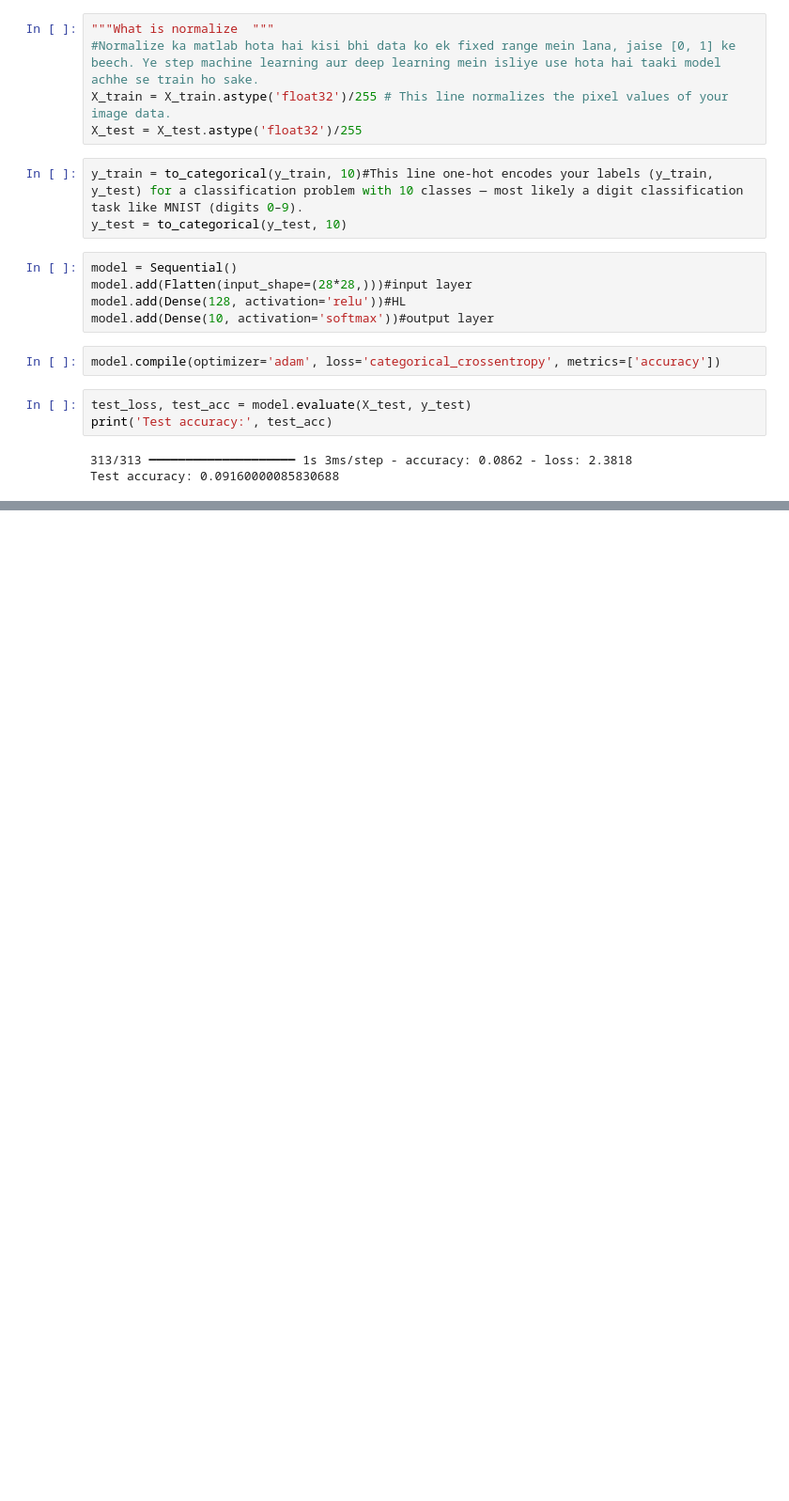
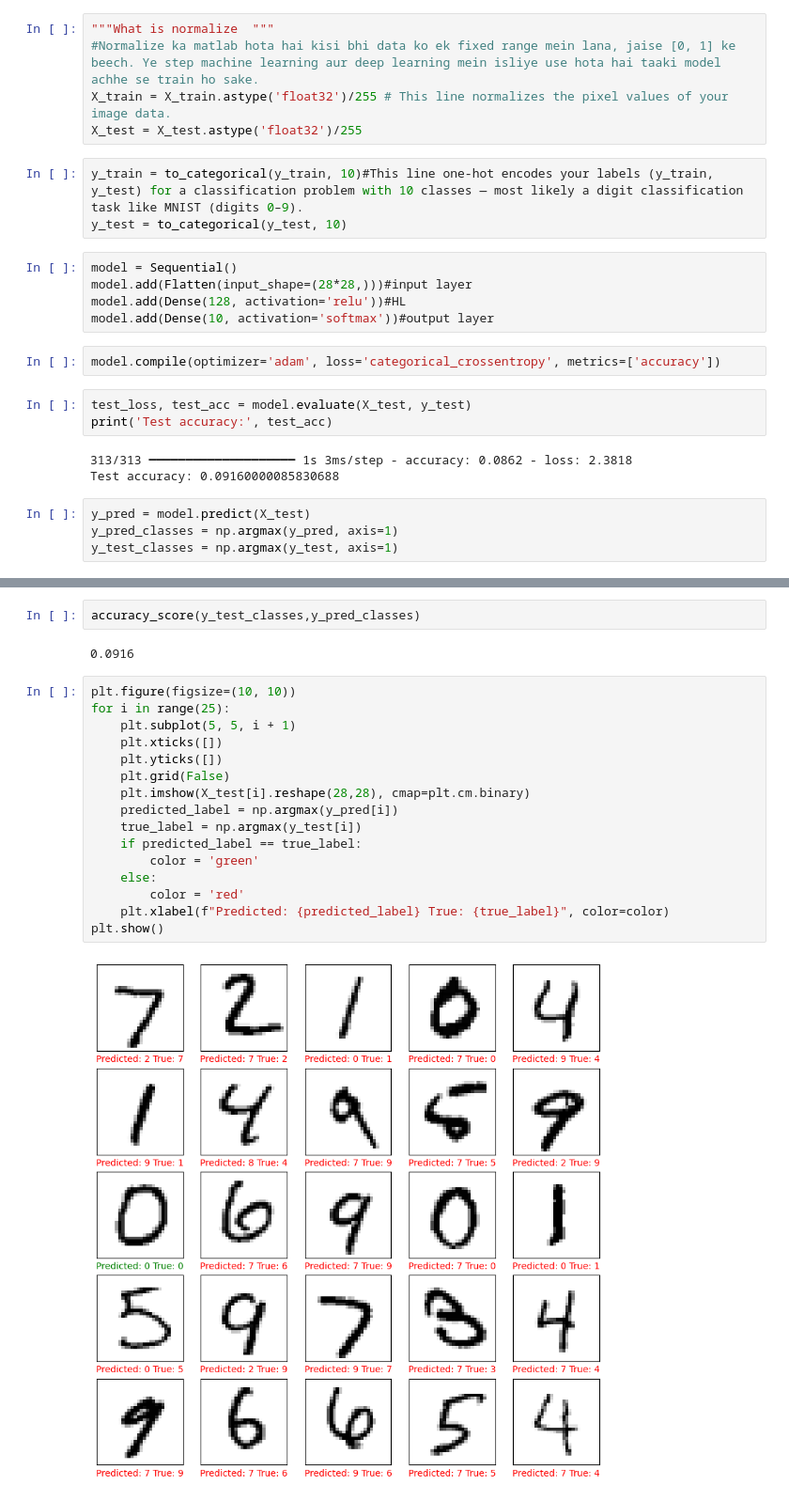
Before and after one commit to Anutri03/BIA, a Jupyter notebook: Deep_lrn/ANN_MINST.ipynb, the cells around one changed output, grey strips where cells are left out. Shown at 94% size. Drawn from its saved outputs; the diff is of its cells as text; blank space fills up the shorter version.

```diff
--- a/Deep_lrn/ANN_MINST.ipynb
+++ b/Deep_lrn/ANN_MINST.ipynb
@@ -72,3 +72,7 @@ print('Test accuracy:', test_acc)
 # %% [output]
 313/313 ━━━━━━━━━━━━━━━━━━━━ 1s 3ms/step - accuracy: 0.0862 - loss: 2.3818
 Test accuracy: 0.09160000085830688
+# %%
+y_pred = model.predict(X_test)
+y_pred_classes = np.argmax(y_pred, axis=1)
+y_test_classes = np.argmax(y_test, axis=1)
@@ -74,0 +81,22 @@ Test accuracy: 0.09160000085830688
+# %%
+accuracy_score(y_test_classes,y_pred_classes)
+# %% [output]
+0.0916
+# %%
+plt.figure(figsize=(10, 10))
+for i in range(25):
+    plt.subplot(5, 5, i + 1)
+    plt.xticks([])
+    plt.yticks([])
+    plt.grid(False)
+    plt.imshow(X_test[i].reshape(28,28), cmap=plt.cm.binary)
+    predicted_label = np.argmax(y_pred[i])
+    true_label = np.argmax(y_test[i])
+    if predicted_label == true_label:
+        color = 'green'
+    else:
+        color = 'red'
+    plt.xlabel(f"Predicted: {predicted_label} True: {true_label}", color=color)
+plt.show()
+# %% [output]
+[figure, added]
```
Also changed, not shown: parts of 1 cell of this notebook.
